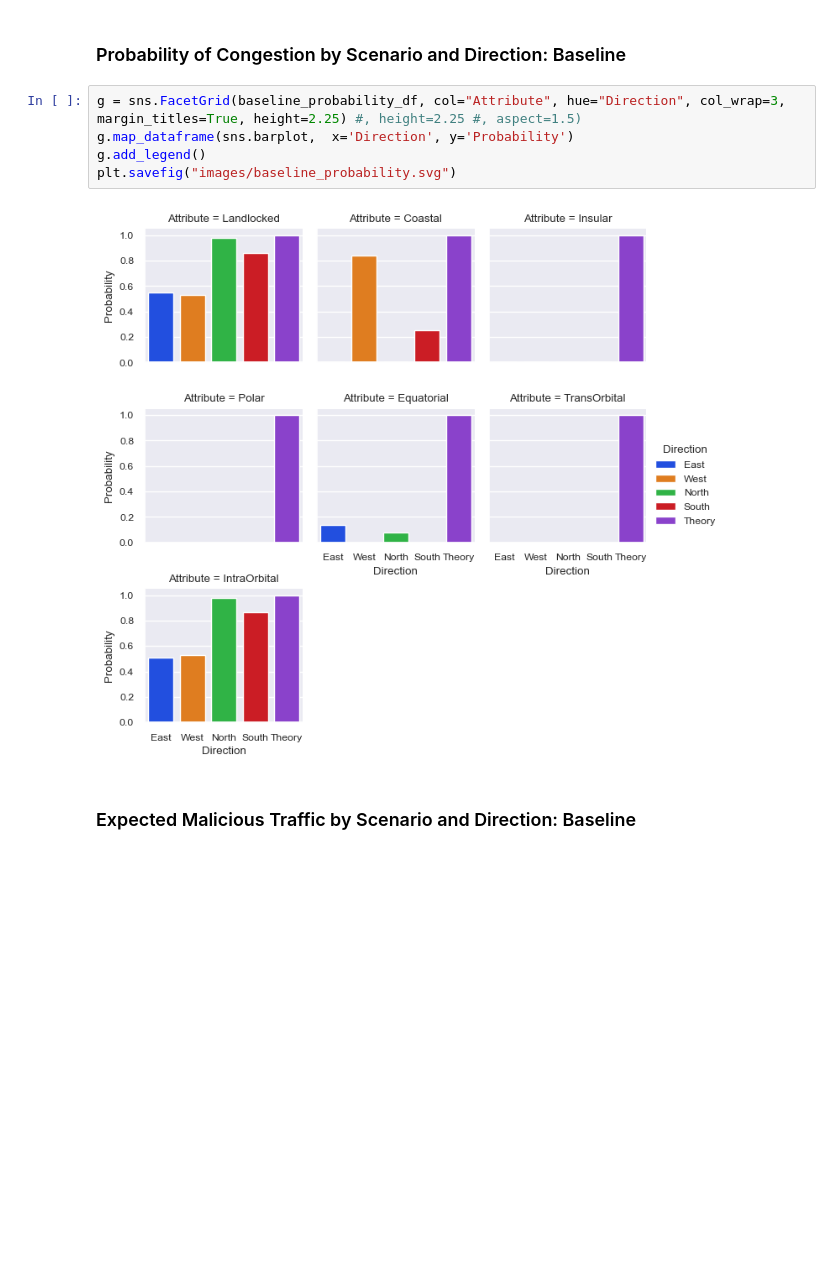
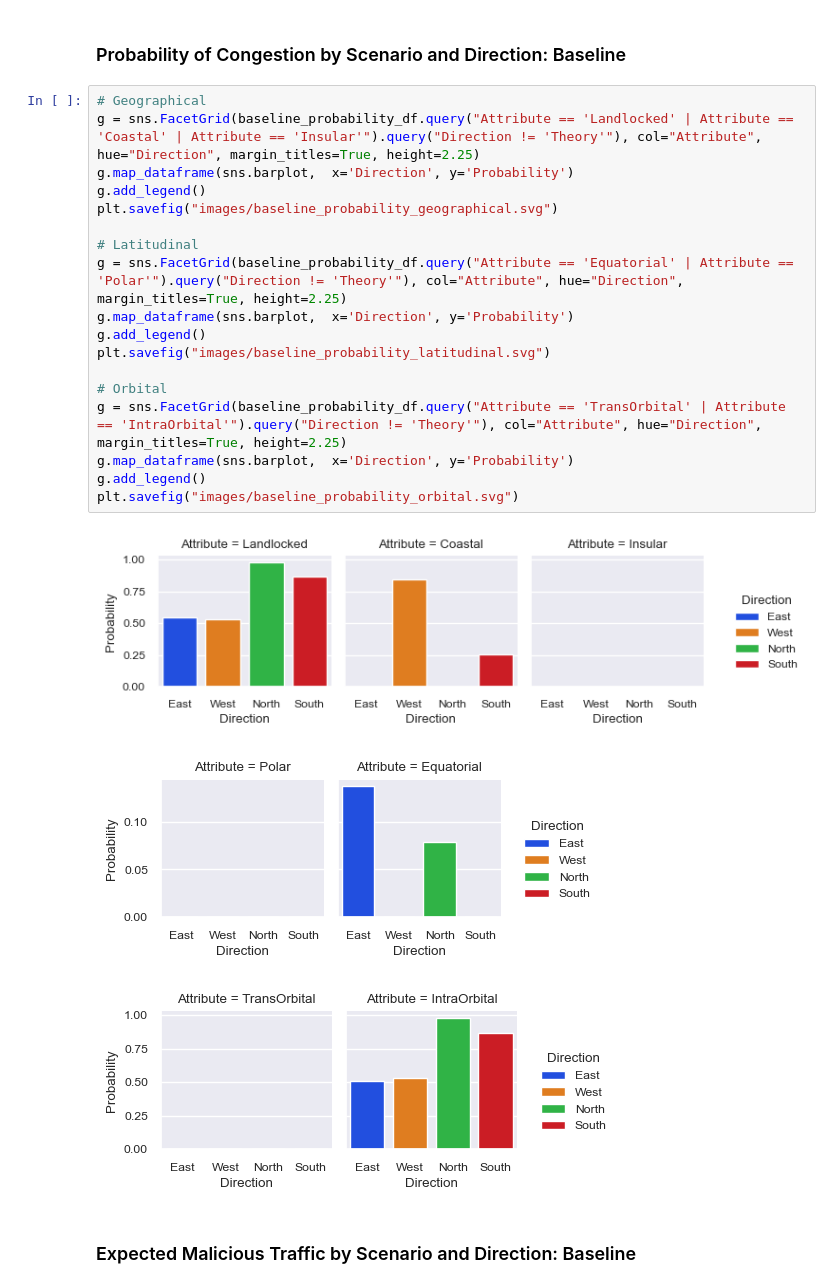
Before and after one commit to Foalfloater66/starlink-fyp, a Jupyter notebook: graphs.ipynb, the cells around one changed output. Saved outputs shown, nothing was run; the diff lists cells and outputs as text; blank space fills up the shorter version.

```diff
--- a/graphs.ipynb
+++ b/graphs.ipynb
@@ -356,12 +354,27 @@ plt.savefig(f"{IMAGE_DIRECTORY}baseline_traffic_orbital.svg")
 ## 6.1. Baseline performance
 # %% [markdown]
 ### Probability of Congestion by Scenario and Direction: Baseline
-# %%
-g = sns.FacetGrid(baseline_probability_df, col="Attribute", hue="Direction", col_wrap=3, margin_titles=True, height=2.25) #, height=2.25 #, aspect=1.5)
-g.map_dataframe(sns.barplot,  x='Direction', y='Probability')
-g.add_legend()
-plt.savefig("images/baseline_probability.svg")
-# %% [output]
-[figure, removed]
+# %%
+# Geographical
+g = sns.FacetGrid(baseline_probability_df.query("Attribute == 'Landlocked' | Attribute == 'Coastal' | Attribute == 'Insular'").query("Direction != 'Theory'"), col="Attribute", hue="Direction", margin_titles=True, height=2.25)
+g.map_dataframe(sns.barplot,  x='Direction', y='Probability')
+g.add_legend()
+plt.savefig("images/baseline_probability_geographical.svg")
+
+# Latitudinal
+g = sns.FacetGrid(baseline_probability_df.query("Attribute == 'Equatorial' | Attribute == 'Polar'").query("Direction != 'Theory'"), col="Attribute", hue="Direction", margin_titles=True, height=2.25)
+g.map_dataframe(sns.barplot,  x='Direction', y='Probability')
+g.add_legend()
+plt.savefig("images/baseline_probability_latitudinal.svg")
+
+# Orbital
+g = sns.FacetGrid(baseline_probability_df.query("Attribute == 'TransOrbital' | Attribute == 'IntraOrbital'").query("Direction != 'Theory'"), col="Attribute", hue="Direction", margin_titles=True, height=2.25)
+g.map_dataframe(sns.barplot,  x='Direction', y='Probability')
+g.add_legend()
+plt.savefig("images/baseline_probability_orbital.svg")
+# %% [output]
+[figure, added]
+[figure, added]
+[figure, added]
 # %% [markdown]
 ### Expected Malicious Traffic by Scenario and Direction: Baseline
```
Also changed, not shown: parts of 22 cells of this notebook, 15 other files.
